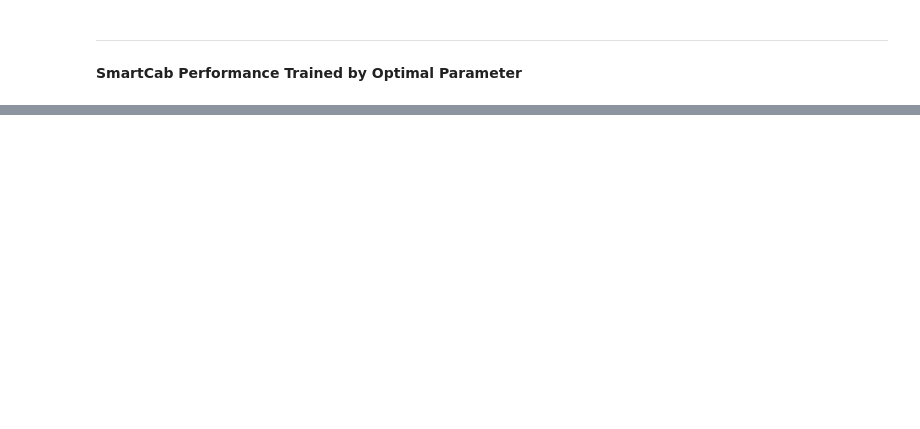
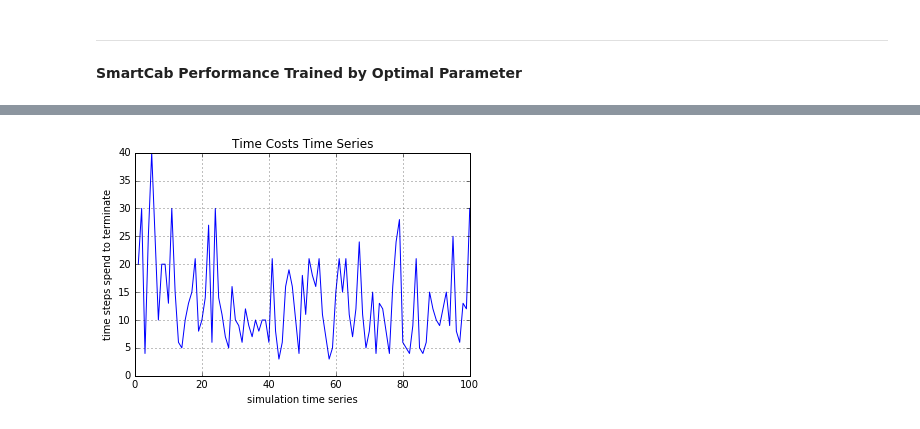
Before and after one commit to zhongyuk/machine-learning, a Jupyter notebook: projects/smartcab/Report.ipynb, the cells around one changed output, grey strips where cells are left out. Drawn from its saved outputs; the diff is of its cells as text; code cells hidden in the pictures; blank space fills up the shorter version.

```diff
--- a/projects/smartcab/Report.ipynb
+++ b/projects/smartcab/Report.ipynb
@@ -314,0 +328,7 @@ Average Time Cost for SmartCab trained by optimal parameter setting:  13.46
+# %%
+plt.plot(time_series, optimal_data['deadline'] - optimal_data['end_time'])
+plt.xlabel('simulation time series');
+plt.ylabel('time steps spend to terminate'); plt.grid(True)
+plt.title('Time Costs Time Series');plt.show()
+# %% [output]
+[figure, added]
```
Also changed, not shown: parts of 34 cells of this notebook, 4 other files.
